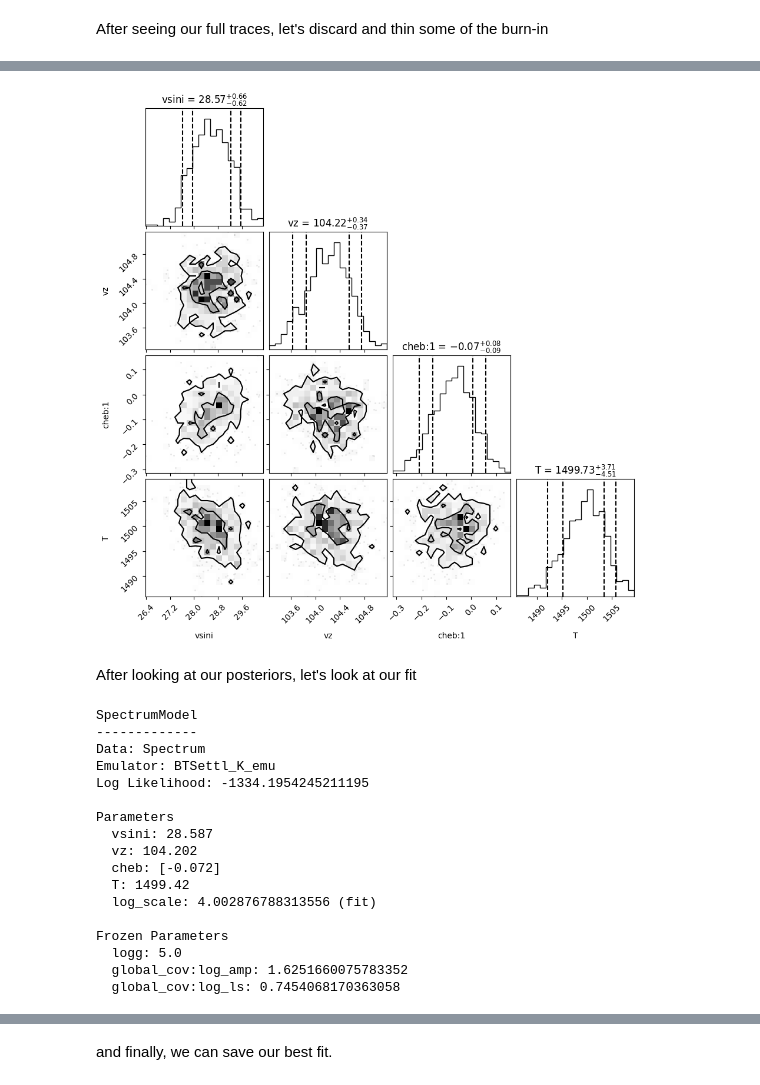
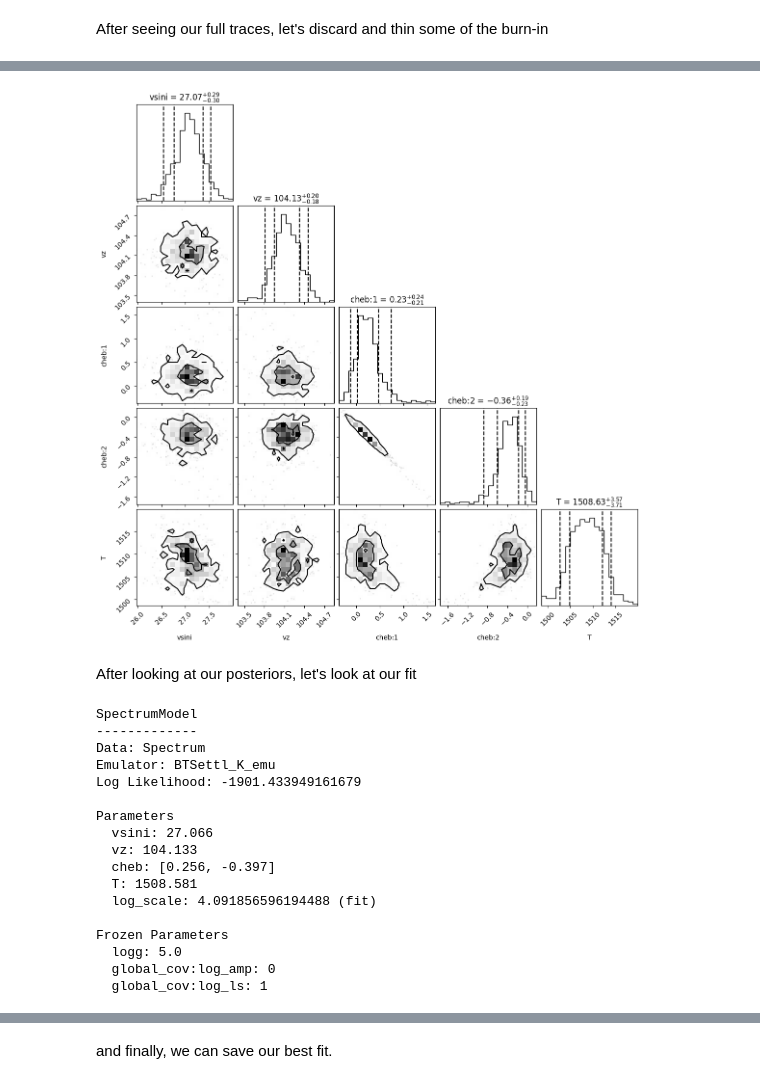
Before and after one commit to alphalyncis/dopplerimg, a Jupyter notebook: code/starfish/single_order_trial.ipynb, the cells around one changed output, grey strips where cells are left out. Drawn from its saved outputs; the diff is of its cells as text; code cells hidden in the pictures.

```diff
--- a/code/starfish/single_order_trial.ipynb
+++ b/code/starfish/single_order_trial.ipynb
@@ -42,17 +42,10 @@ fobs0 = np.vstack([signal.medfilt(obs0[jj], 3) for jj in range(dims[1]-1)])  # s
 wls = wls[:, 1:24, :]
 # %%
 obs=22
-order=5
+order=4
 wl_order = wls[obs, order, :] *10000
 flux_order = fobs0[order]
 data = Spectrum(wl_order, flux_order, sigmas=None, masks=None, name="Spectrum")
-#fitted params:
-# chisq = 346
-# vsini = 30.45525347753552
-# rv = 0.8606
-# lld = 8.589e-05
-# wcoef = [ 0.00024143 -0.00397479  0.03418952], [ 0.00024143 -0.00397479  0.03418952], [ 0.0002946  -0.00408566  0.03425189], [ 0.0002946  -0.00408566  0.03425189]
-# ccoef = [2.45280359 0.2117408 ], [2.45280359 0.2117408 ]
 # %% [markdown]
 ### Setting up the model
 Some of these parameters are based on guesses or pre-existing knowledge. In particular, if you want to fit `log_scale`, you should spend some time tuning it by eye, first. We also want our `global_cov:log_amp` to be reasonable, so pay attention to the $\sigma$-contours in the residuals plots, too.
@@ -92,7 +85,8 @@ Parameters
 Here we specify some priors using `scipy.stats` classes. If you have a custom distribution you want to use, create a class and make sure it has a `logpdf` member function.
 # %%
 priors = {
-    "T": st.uniform(500,2500),
+    "T": st.uniform(1200,1950),
+    "logg": st.uniform(3.0,5.0),
     "vsini": st.uniform(0, 500),
     "vz": st.uniform(10, 100),
     "cheb:1": st.uniform(-3, 6),
@@ -380,16 +373,16 @@ az.plot_posterior(burn_data, ["vsini", "vz", "T", "cheb:1"]);
 # %%
 # See https://corner.readthedocs.io/en/latest/pages/sigmas.html#a-note-about-sigmas
 #all_samples = reader.get_chain()
 sigmas = ((1 - np.exp(-0.5)), (1 - np.exp(-2)))
 corner.corner(
-    burn_samples.reshape((-1, 4)),
+    burn_samples.reshape((-1, 5)),
     labels=model.labels,
     quantiles=(0.05, 0.16, 0.84, 0.95),
     levels=sigmas,
     show_titles=True
 );
 # %% [output]
-[figure, old version]
+[figure, new version]
 # %% [markdown]
 After looking at our posteriors, let's look at our fit
 # %%
@@ -401,19 +394,19 @@ SpectrumModel
 -------------
 Data: Spectrum
 Emulator: BTSettl_K_emu
-Log Likelihood: -1334.1954245211195
+Log Likelihood: -1901.433949161679
 
 Parameters
-  vsini: 28.587
-  vz: 104.202
-  cheb: [-0.072]
-  T: 1499.42
-  log_scale: 4.002876788313556 (fit)
+  vsini: 27.066
+  vz: 104.133
+  cheb: [0.256, -0.397]
+  T: 1508.581
+  log_scale: 4.091856596194488 (fit)
 
 Frozen Parameters
   logg: 5.0
-  global_cov:log_amp: 1.6251660075783352
-  global_cov:log_ls: 0.7454068170363058
+  global_cov:log_amp: 0
+  global_cov:log_ls: 1
 # %%
 model.plot();
 # %% [output]
```
Also changed, not shown: parts of 13 cells of this notebook, 2 other files.
